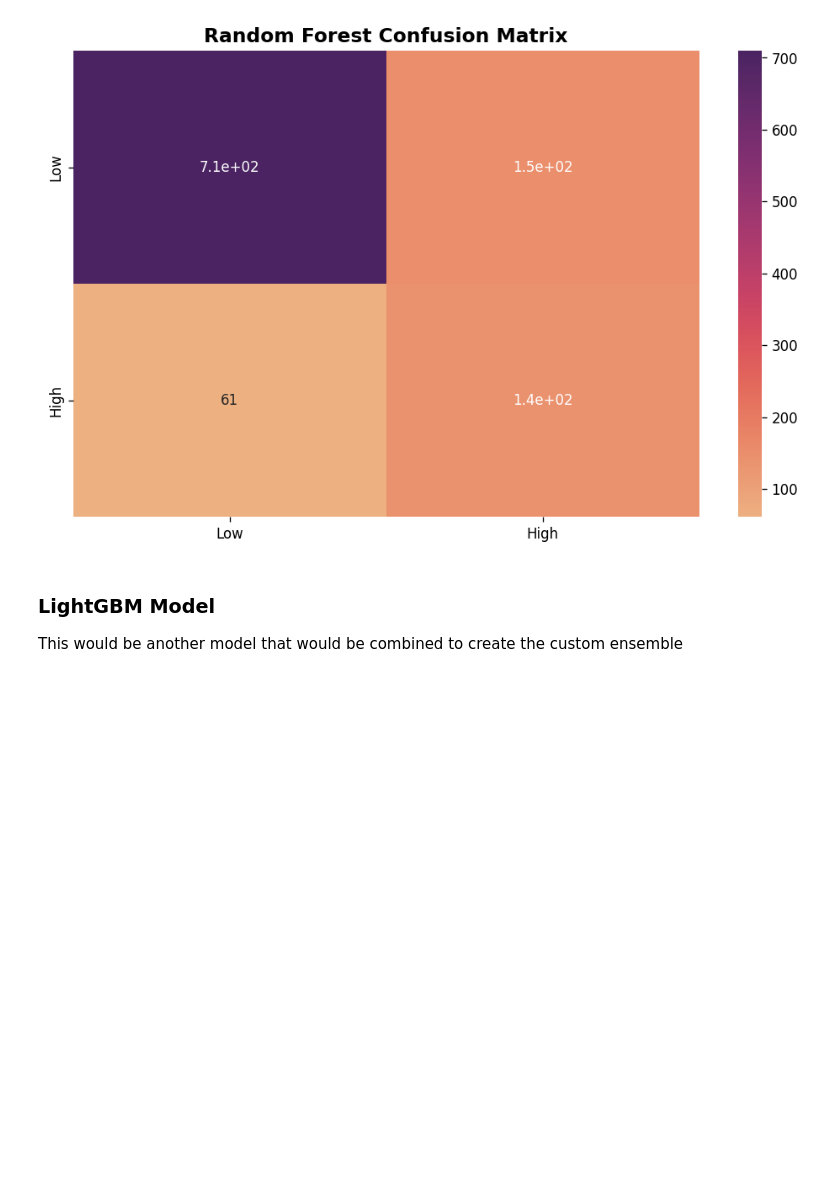
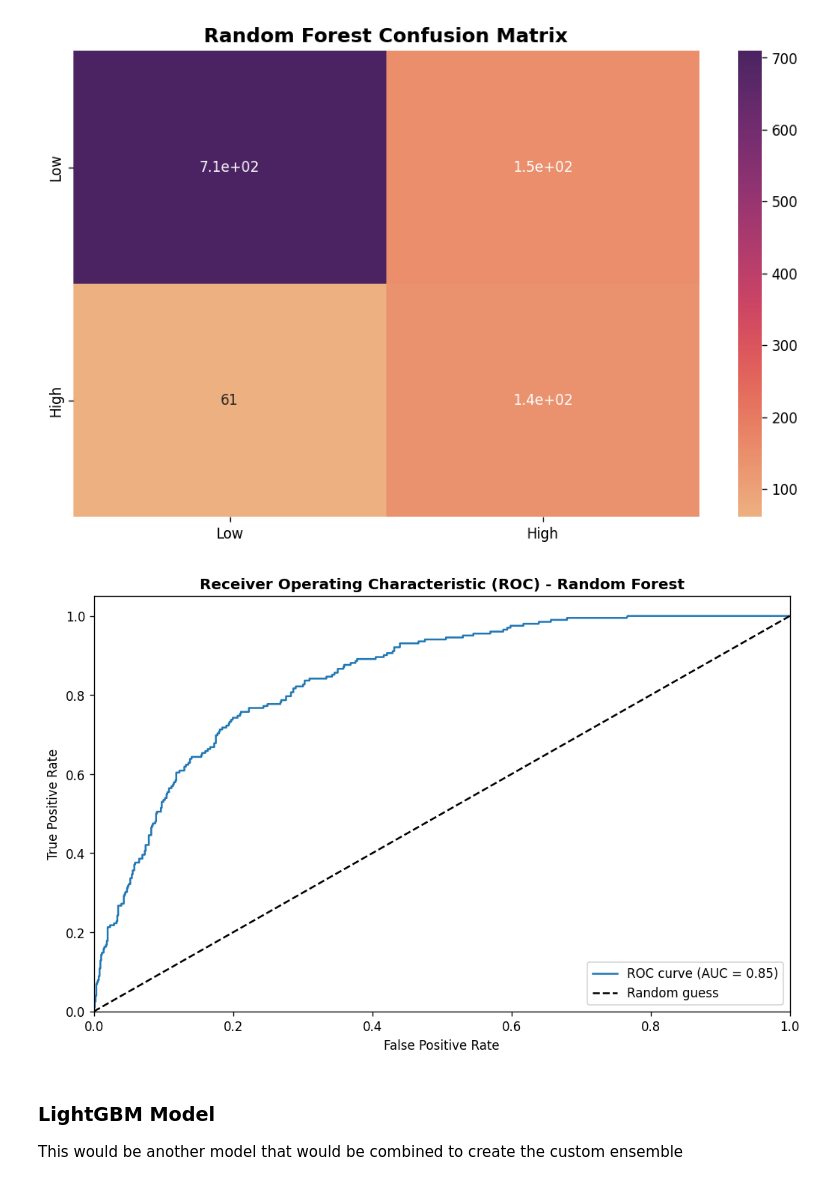
Before and after one commit to DejusDevspace/FlexiSAF-Advanced-GenAI-DS-Internship, a Jupyter notebook: task1/notebooks/03_base_models.ipynb, the cells around one changed output. Saved outputs shown, nothing was run; the diff lists cells and outputs as text; code cells hidden in the pictures; blank space fills up the shorter version.

```diff
--- a/task1/notebooks/03_base_models.ipynb
+++ b/task1/notebooks/03_base_models.ipynb
@@ -83,7 +83,31 @@ plt.show()
 # %% [output]
 [figure]
 # %%
-# TODO: Plot ROC-AUC
+# Visualizing ROC-AUC for Random Forest Model
+# Array of predicted probabilities for the positive class
+y_score_rf = rf_classifier.predict_proba(X_test)[:, 1]
+
+# Compute false positive rate, true positive rate, and thresholds
+fpr, tpr, thresholds = roc_curve(y_test, y_score_rf)
+
+# Compute the Area Under the Curve (AUC)
+auc_score = roc_auc_score(y_test, y_score_rf)
+
+# Plot
+plt.figure(figsize=(10, 6), dpi=120)
+plt.plot(fpr, tpr, label=f"ROC curve (AUC = {auc_score:.2f})")
+plt.plot([0, 1], [0, 1], 'k--', label='Random guess')
+plt.xlim([0.0, 1.0])
+plt.ylim([0.0, 1.05])
+plt.xlabel("False Positive Rate")
+plt.ylabel("True Positive Rate")
+plt.title("Receiver Operating Characteristic (ROC) - Random Forest", fontweight="bold")
+plt.legend(loc="lower right")
+
+plt.savefig("../img/rf_roc_auc.png")
+plt.show()
+# %% [output]
+[figure, added]
 # %% [markdown]
 ### LightGBM Model
 
```
Also changed, not shown: parts of 5 cells of this notebook, 2 other files.
